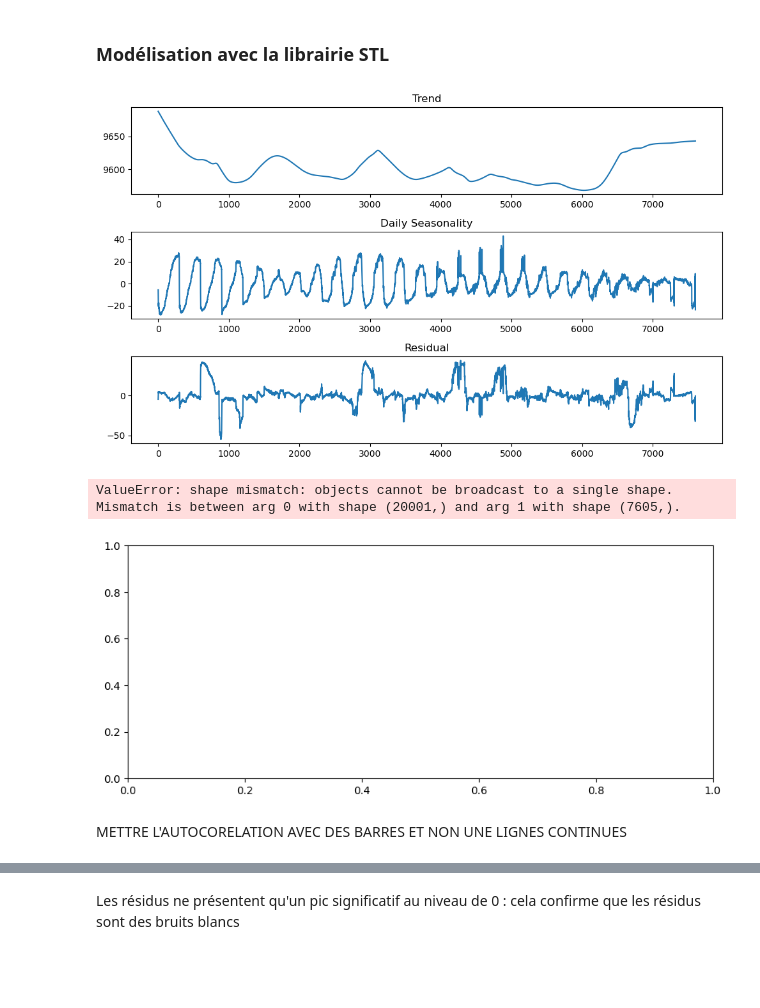
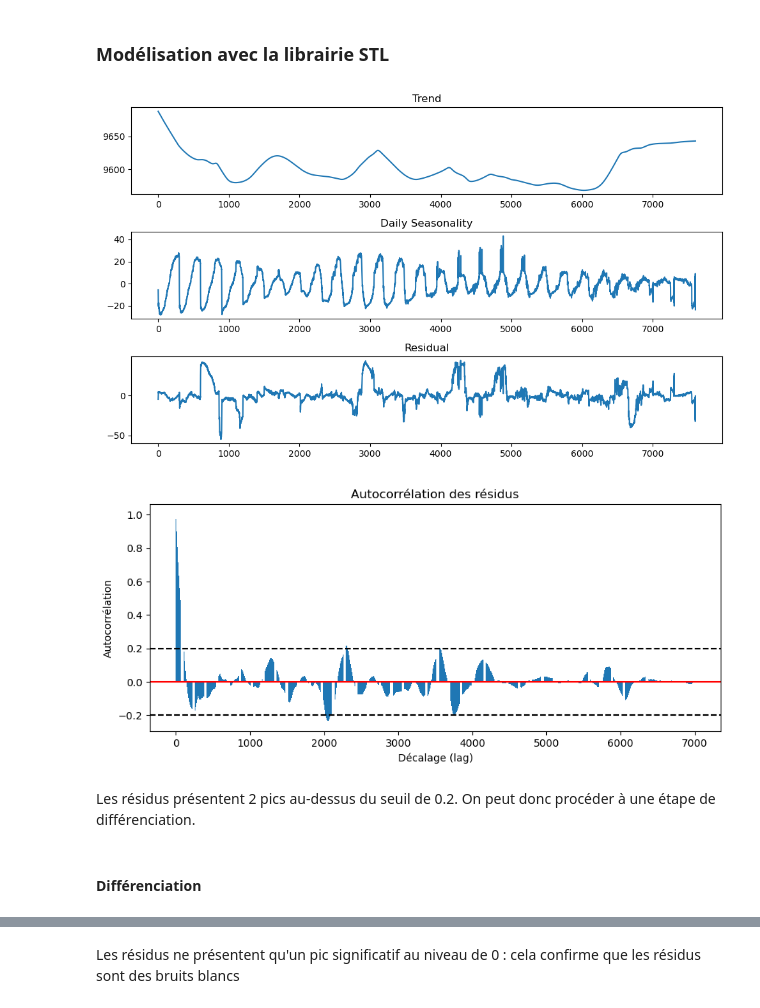
Before and after one commit to PiDchsn/Projet-RI, a Jupyter notebook: Analyse_2.ipynb, the cells around one changed output, grey strips where cells are left out. Drawn from its saved outputs; the diff is of its cells as text; code cells hidden in the pictures; blank space fills up the shorter version.

```diff
--- a/Analyse_2.ipynb
+++ b/Analyse_2.ipynb
@@ -149,4 +149,4 @@ plt.show()
 # %% [output]
 [figure]
 # %%
-data_clean = data_crop
+data_ajust = data_crop
@@ -187,26 +152,0 @@ IndexError: list index out of range
-# %%
-import numpy as np
-import matplotlib.pyplot as plt
-
-# Seuil de détection de saut (valeur à ajuster selon ton signal)
-seuil_offset = 50
-
-# Détection des sauts
-sauts = np.where(np.abs(np.diff(data_clean)) > seuil_offset)[0]
-
-# Correction du signal
-data_ajust = data_clean.copy()
-for saut in sauts:
-    # Ajuster les valeurs après le saut en supprimant l'offset
-    offset = data_ajust[saut+1] - data_ajust[saut]
-    data_ajust[saut+1:] -= offset
-
-# Visualisation avant et après correction
-plt.figure(figsize=(10, 5))
-plt.subplot(2, 1, 1)
-plt.plot(data_clean, label="Signal original")
-plt.legend()
-plt.subplot(2, 1, 2)
-plt.plot(data_ajust, label="Signal corrigé", color='green')
-plt.legend()
-plt.show()
@@ -518,35 +454,36 @@ import statsmodels.api as sm
 
 data = pd.Series(data_ajust)
 
 stl = STL(data, period=5*60, robust = True)
 result = stl.fit()
 
 fig, (ax1, ax2, ax3) = plt.subplots(3, 1, figsize=(10, 6))
 ax1.plot(result.trend)
 ax1.set_title('Trend')
 ax2.plot(result.seasonal)
 ax2.set_title('Daily Seasonality')
 ax3.plot(result.resid)
 ax3.set_title('Residual')
 plt.tight_layout()
 plt.show()
 
-max_lag = 20000
+max_lag = 7000
 acf_values = sm.tsa.acf(result.resid, nlags = max_lag)
 
 # Affichage de l'autocorrélation
 plt.figure(figsize=(10, 4))
 plt.bar(range(max_lag + 1), acf_values)
 plt.axhline(y=0.2, color='black', linestyle='--', label='Ligne à x=0.2')
 plt.axhline(y=0, color='red', label='Ligne à x=0')
 plt.axhline(y=-0.2, color='black', linestyle='--', label='Ligne à x=-0.2')
 plt.xlabel("Décalage (lag)")
 plt.ylabel("Autocorrélation")
 plt.title("Autocorrélation des résidus")
 plt.show()
 # %% [output]
 [figure]
-ValueError: shape mismatch: objects cannot be broadcast to a single shape.  Mismatch is between arg 0 with shape (20001,) and arg 1 with shape (7605,).
-[figure, old version]
+[figure, new version]
-# %% [markdown]
-METTRE L'AUTOCORELATION AVEC DES BARRES ET NON UNE LIGNES CONTINUES
+# %% [markdown]
+Les résidus présentent 2 pics au-dessus du seuil de 0.2. On peut donc procéder à une étape de différenciation.
+# %% [markdown]
+#### Différenciation
```
Also changed, not shown: parts of 27 cells of this notebook.
